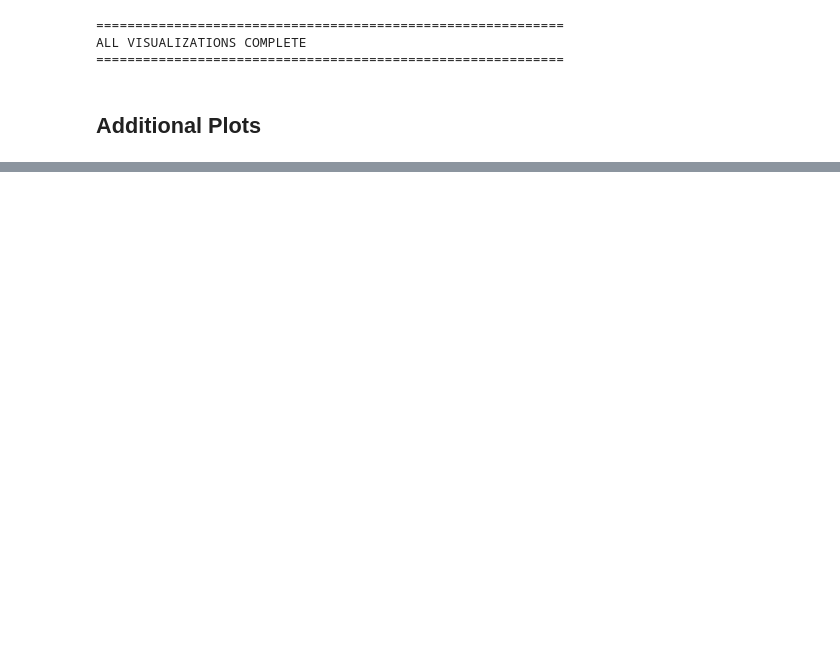
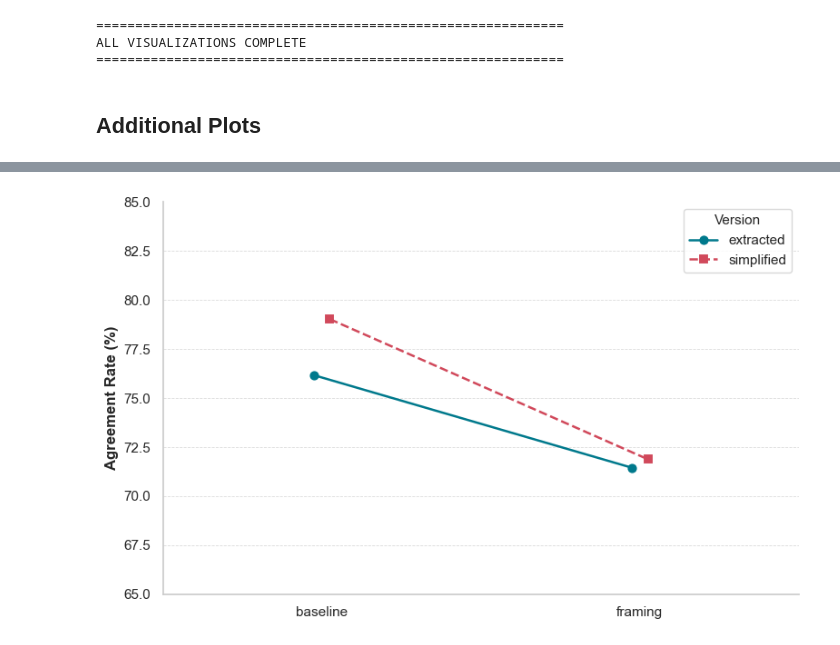
Before and after one commit to hyesunyun/LLMHealthFramingEffect, a Jupyter notebook: code/run_analysis.ipynb, the cells around one changed output, grey strips where cells are left out. Saved outputs shown, nothing was run; the diff lists cells and outputs as text; code cells hidden in the pictures; blank space fills up the shorter version.

```diff
--- a/code/run_analysis.ipynb
+++ b/code/run_analysis.ipynb
@@ -1387,0 +1454,8 @@ def plot_response_flesch_reading_ease_violinplot(models: list, figsize=(8, 4)):
+# %%
+list_of_dfs = []
+for model_name in model_names:
+    df = load_data_for_test(model_name)
+    list_of_dfs.append(df)
+
+# Combine all models into one DataFrame
+combined_df = pd.concat(list_of_dfs, ignore_index=True)
@@ -1387,0 +1727,7 @@ def plot_response_flesch_reading_ease_violinplot(models: list, figsize=(8, 4)):
+# %%
+filtered_df = combined_df[combined_df['question_category'].isin(['effectiveness', 'efficacy'])]
+# get agreement rate (percentage) for each combination of literacy_version and run_type
+agreement_rates = filtered_df.groupby(['literacy_version', 'run_type'])['agreement'].mean().reset_index()
+agreement_rates['agreement_rate'] = agreement_rates['agreement'] * 100
+
+display(agreement_rates)
@@ -1387,0 +1795,4 @@ def plot_response_flesch_reading_ease_violinplot(models: list, figsize=(8, 4)):
+# %%
+plot_interaction_effects(agreement_rates)
+# %% [output]
+[figure, added]
```
Also changed, not shown: parts of 32 cells of this notebook, 51 other files.
